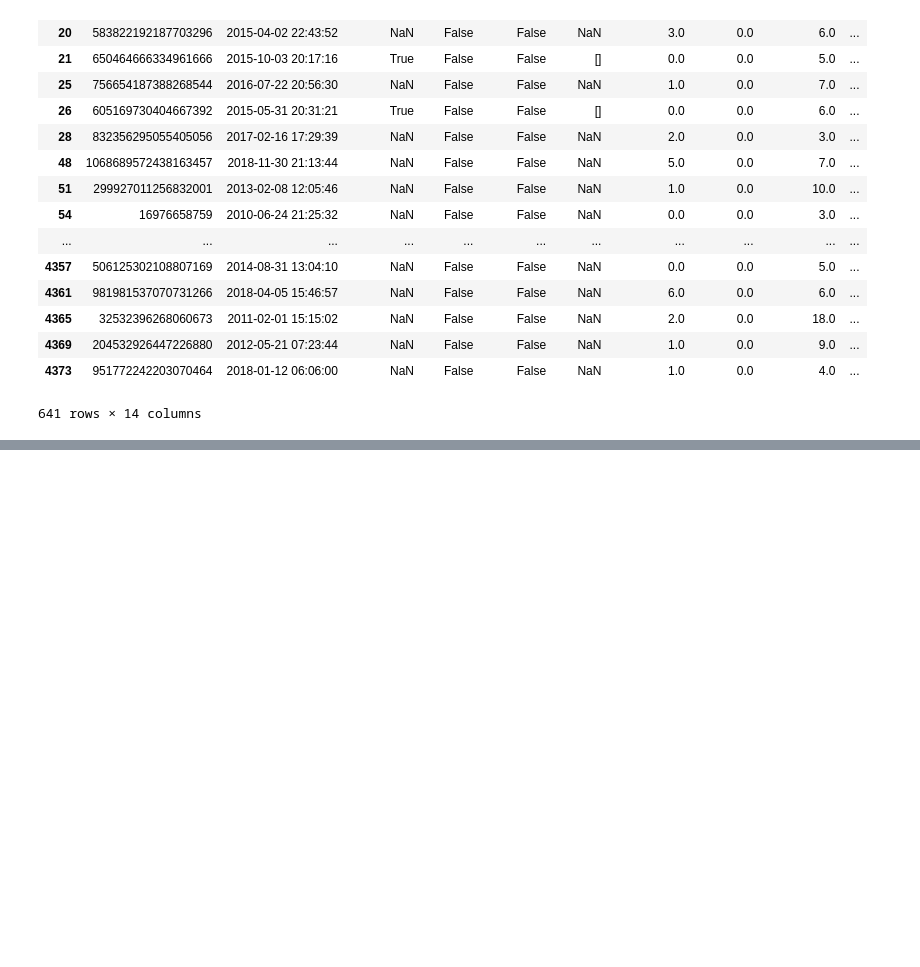
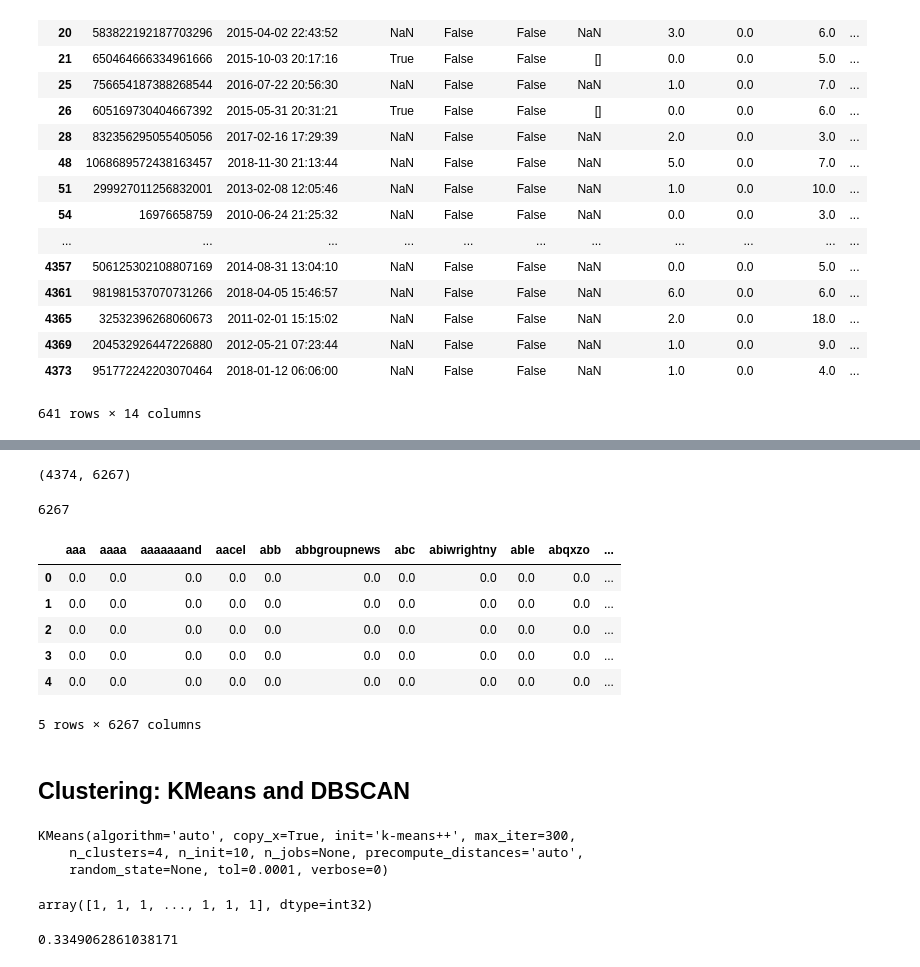
Before and after one commit to iceberg425/Client_Project, a Jupyter notebook: Client_Project_John.ipynb, the cells around one changed output, grey strips where cells are left out. Saved outputs shown, nothing was run; the diff lists cells and outputs as text; code cells hidden in the pictures; blank space fills up the shorter version.

Commit message:
Text Data Preprocessing and Clustering

```diff
--- a/Client_Project_John.ipynb
+++ b/Client_Project_John.ipynb
@@ -690,0 +689,2 @@ plt.show()
+# %%
+X = tweets['text']
@@ -690,0 +718,7 @@ plt.show()
+# %%
+# Get the number of tweets based on the dataframe size.
+total_tweets = X.shape[0]
+print(f'There are {total_tweets} tweets.')
+
+# Initialize an empty list to hold the clean tweets.
+clean_X = []
@@ -690,0 +727,13 @@ plt.show()
+# %%
+print("Cleaning and parsing the tweets...")
+
+j = 0
+for tweet in X:
+    # Convert tweets to words, then append to clean_X.
+    clean_X.append(tweets_to_words(tweet))
+
+    # If the index is divisible by 250, print a message
+    if (j + 1) % 250 == 0:
+        print(f'Tweet {j + 1} of {total_tweets}.')
+
+    j += 1
@@ -690,0 +800,13 @@ plt.show()
+# %%
+tvec = TfidfVectorizer(strip_accents='ascii',
+                      ngram_range=(1, 1))
+
+X_vec = tvec.fit_transform(clean_X)
+# %%
+X_vec.shape
+# %% [output]
+(4374, 6267)
+# %%
+len(tvec.get_feature_names())
+# %% [output]
+6267
@@ -690,0 +815,13 @@ plt.show()
+# %%
+df_vec = pd.DataFrame(X_vec.todense(), columns=tvec.get_feature_names())
+df_vec.head()
+# %% [output]
+|  | aaa | aaaa | aaaaaaand | aacel | abb | abbgroupnews | abc | abiwrightny | able | abqxzo | ... |
+| 0 | 0.0 | 0.0 | 0.0 | 0.0 | 0.0 | 0.0 | 0.0 | 0.0 | 0.0 | 0.0 | ... |
+| 1 | 0.0 | 0.0 | 0.0 | 0.0 | 0.0 | 0.0 | 0.0 | 0.0 | 0.0 | 0.0 | ... |
+| 2 | 0.0 | 0.0 | 0.0 | 0.0 | 0.0 | 0.0 | 0.0 | 0.0 | 0.0 | 0.0 | ... |
+| 3 | 0.0 | 0.0 | 0.0 | 0.0 | 0.0 | 0.0 | 0.0 | 0.0 | 0.0 | 0.0 | ... |
+| 4 | 0.0 | 0.0 | 0.0 | 0.0 | 0.0 | 0.0 | 0.0 | 0.0 | 0.0 | 0.0 | ... |
+5 rows × 6267 columns
+# %% [markdown]
+## Clustering: KMeans and DBSCAN
@@ -690,0 +835,15 @@ plt.show()
+# %%
+km = KMeans(n_clusters=4)
+km.fit(X_ss)
+# %% [output]
+KMeans(algorithm='auto', copy_x=True, init='k-means++', max_iter=300,
+    n_clusters=4, n_init=10, n_jobs=None, precompute_distances='auto',
+    random_state=None, tol=0.0001, verbose=0)
+# %%
+km.labels_
+# %% [output]
+array([1, 1, 1, ..., 1, 1, 1], dtype=int32)
+# %%
+silhouette_score(X_ss, km.labels_)
+# %% [output]
+0.3349062861038171
```
Also changed, not shown: parts of 40 cells of this notebook, 1 other file.
